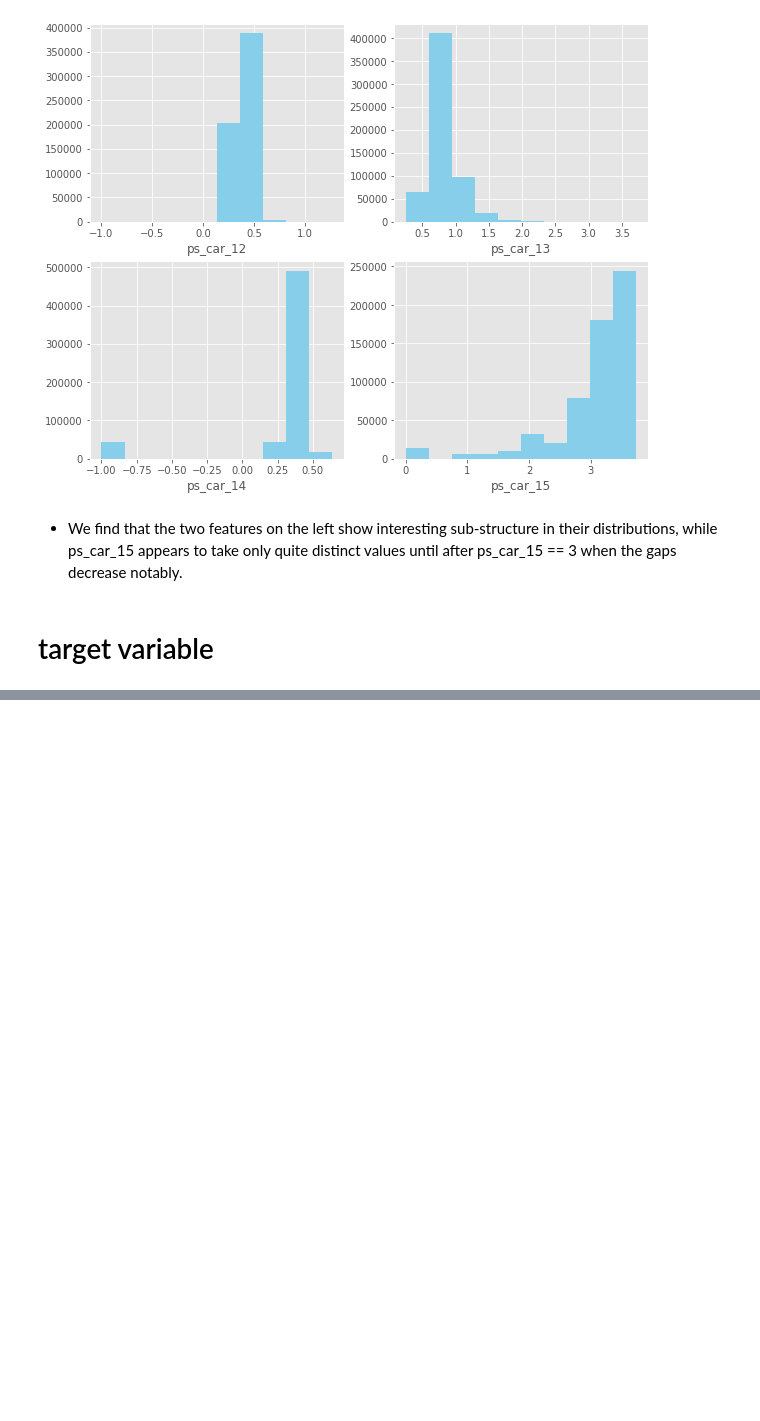
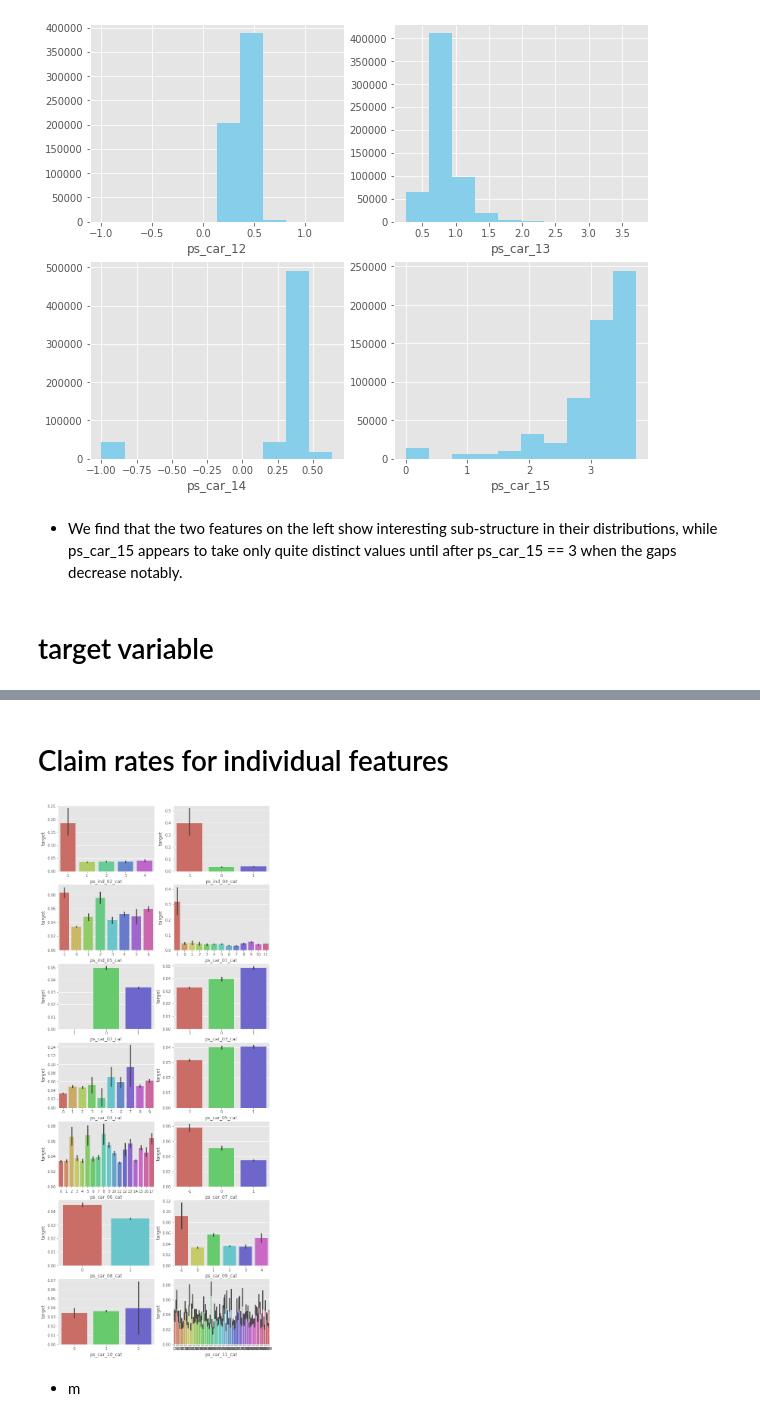
Before and after one commit to KrishnaDesai16/InsuranceClaimPrediction, a Jupyter notebook: InsuranceClaimPrediction.ipynb, the cells around one changed output, grey strips where cells are left out. Cells and saved outputs as stored; diff of their text form; code cells hidden in the pictures; blank space fills up the shorter version.

```diff
--- a/InsuranceClaimPrediction.ipynb
+++ b/InsuranceClaimPrediction.ipynb
@@ -202,0 +234,14 @@ for i in floating_feature_part2 :
+# %% [markdown]
+# Claim rates for individual features
+# %%
+plt.figure(figsize=(10,30))
+j=0
+for i in categorical_feature:
+    j +=1
+    plt.subplot(8,2,j)
+    sb.barplot(x=df[i],y=df['target'],palette="hls")
+plt.show()
+# %% [output]
+[figure, added]
+# %% [markdown]
+- m
```
Also changed, not shown: parts of 5 cells of this notebook.
